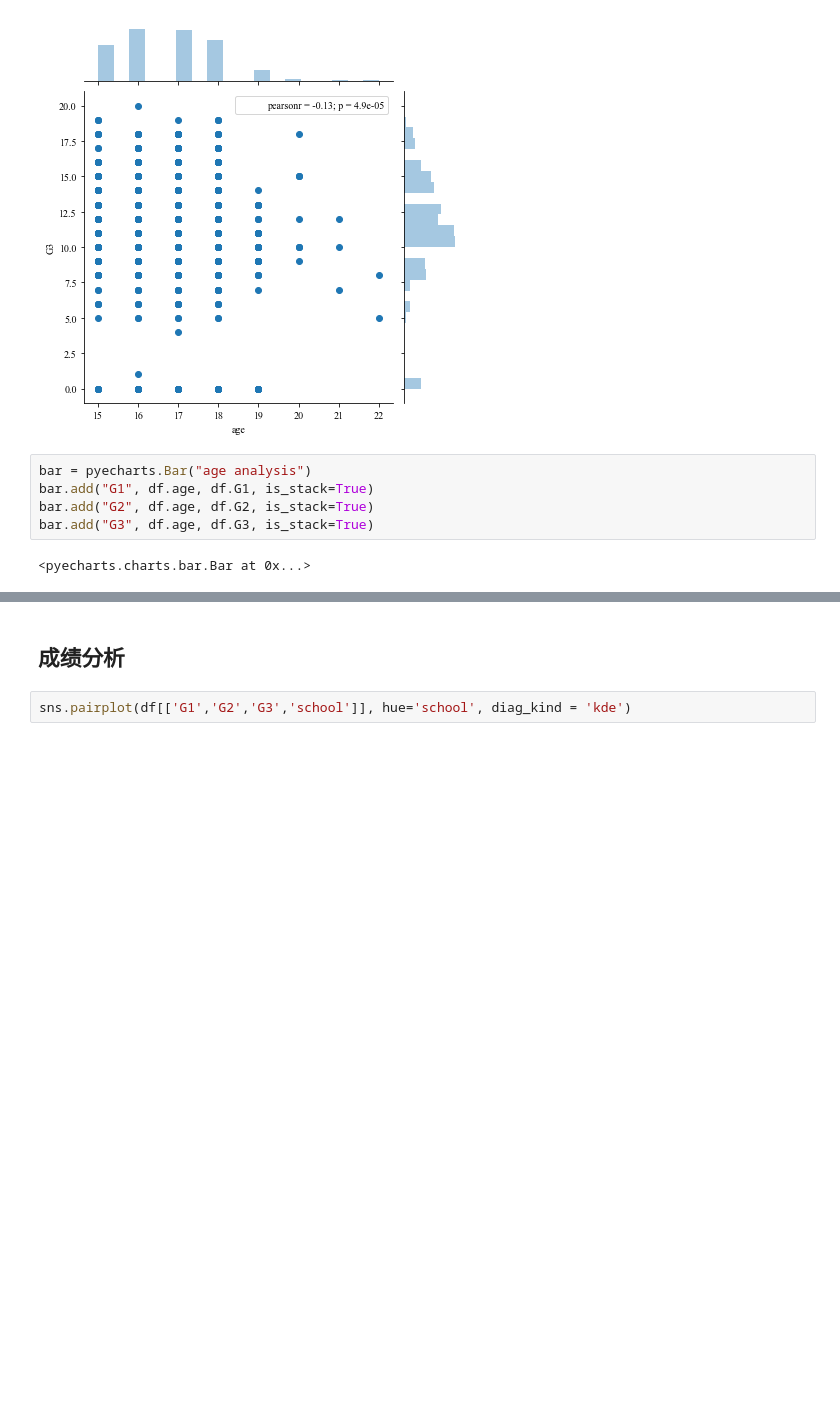
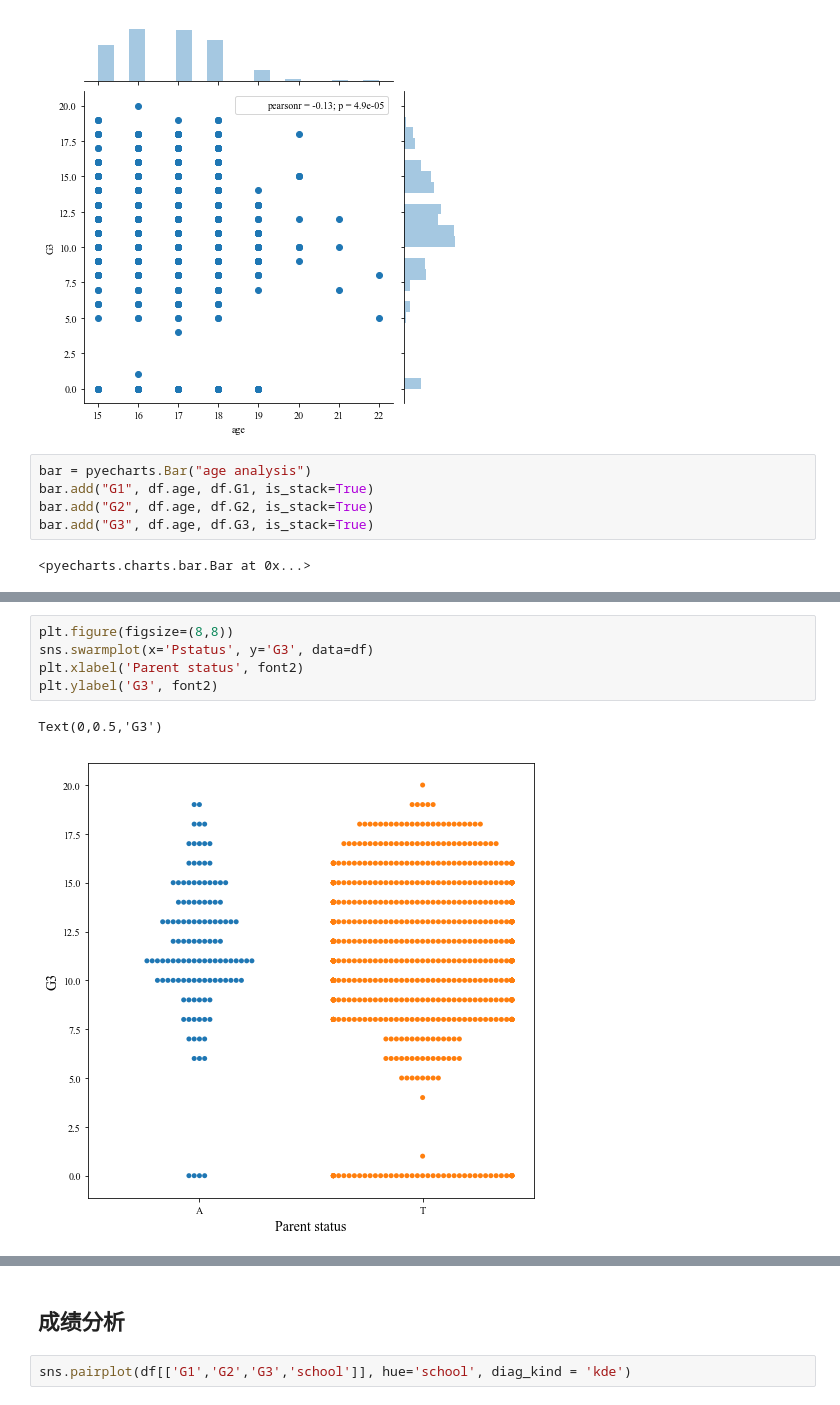
Before and after one commit to yuyi-7/Design-for-course, a Jupyter notebook: student/student.ipynb, the cells around one changed output, grey strips where cells are left out. Drawn from its saved outputs; the diff is of its cells as text; blank space fills up the shorter version.

```diff
--- a/student/student.ipynb
+++ b/student/student.ipynb
@@ -188,0 +207,8 @@ bar.add("G3", df.age, df.G3, is_stack=True)
+# %%
+plt.figure(figsize=(8,8))
+sns.swarmplot(x='Pstatus', y='G3', data=df)
+plt.xlabel('Parent status', font2)
+plt.ylabel('G3', font2)
+# %% [output]
+Text(0,0.5,'G3')
+[figure, added]
```
Also changed, not shown: parts of 10 cells of this notebook, 1 other file.
